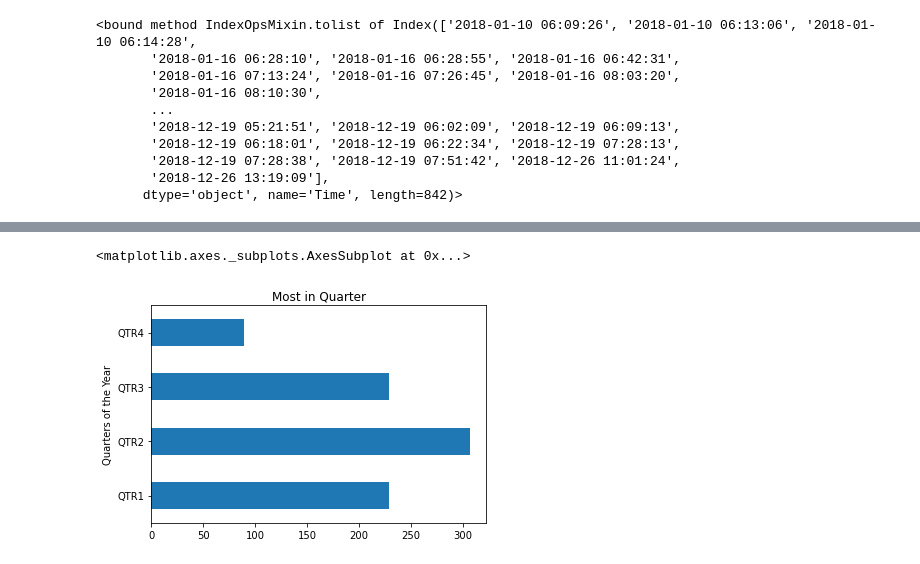
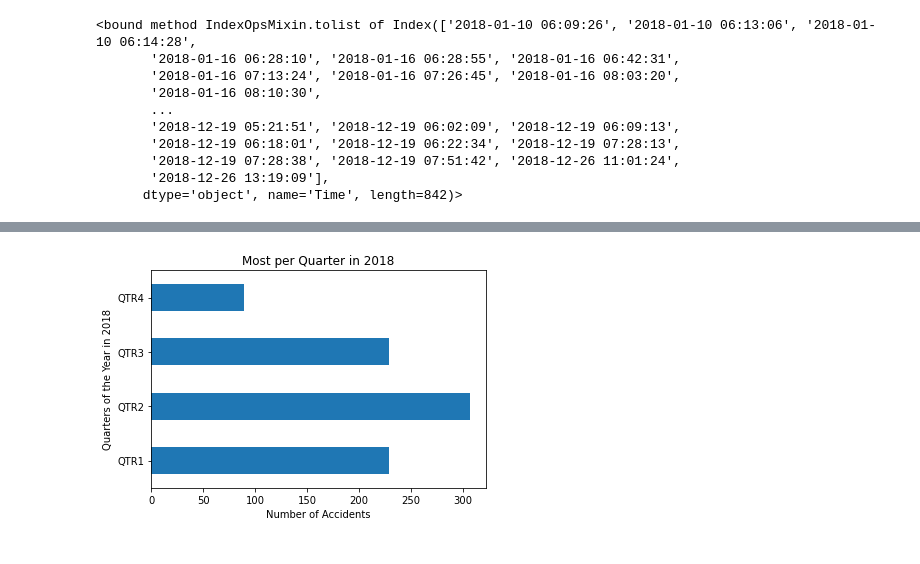
Before and after one commit to Corters22/Traffic_Data_in_San_Antonio, a Jupyter notebook: Question_3/SA_weather_traffic.ipynb, the cells around one changed output, grey strips where cells are left out. Saved outputs shown, nothing was run; the diff lists cells and outputs as text; code cells hidden in the pictures.

```diff
--- a/Question_3/SA_weather_traffic.ipynb
+++ b/Question_3/SA_weather_traffic.ipynb
@@ -82,6 +82,6 @@ bins = [0, 6, 12, 18, 24]
 #names for the bins
 group_names = ["Graveyard", "Morning", "Mid Day", "Evening"]
 # %%
-sa_df["Time of Day"] = pd.cut(sa_df["Time"].dt.hour, bins, labels=group_names, include_lowest=True)
+sa_df["Time of Day in Shifts"] = pd.cut(sa_df["Time"].dt.hour, bins, labels=group_names, include_lowest=True)
 sa_df
 # %% [output]
@@ -247,6 +252,8 @@ most_times.plot.barh(x=x_axis, title="Most Time of Day")
 # %%
-most_qtr.index.name = 'Quarters of the Year'
-most_qtr.plot.barh(x=x_axis, title="Most in Quarter")
+most_qtr.index.name = 'Quarters of the Year in 2018'
+most_qtr.plot.barh(x=x_axis, title="Most per Quarter in 2018")
+plt.xlabel("Number of Accidents")
+#save chart
+plt.savefig("Images/number of accidents.png")
 # %% [output]
-<matplotlib.axes._subplots.AxesSubplot at 0x...>
-[figure, old version]
+[figure, new version]
```
Also changed, not shown: parts of 8 cells of this notebook, 2 other files.
